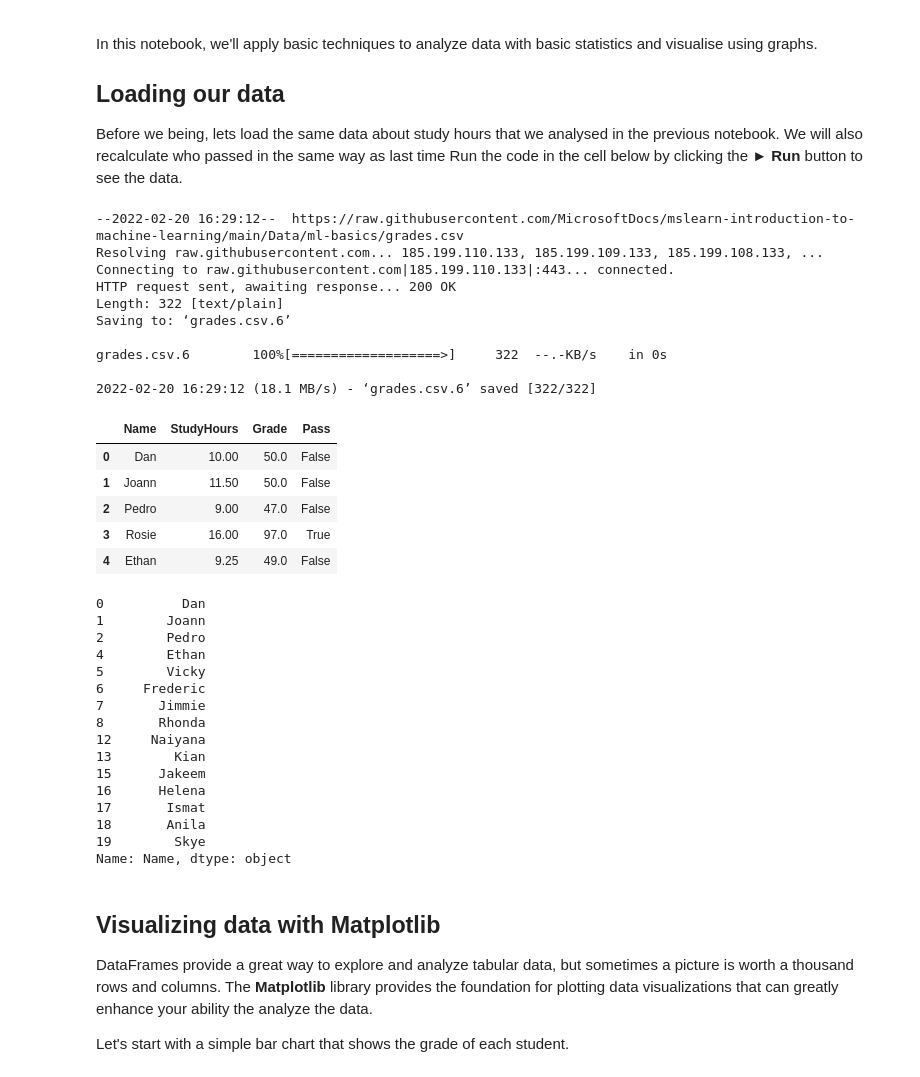
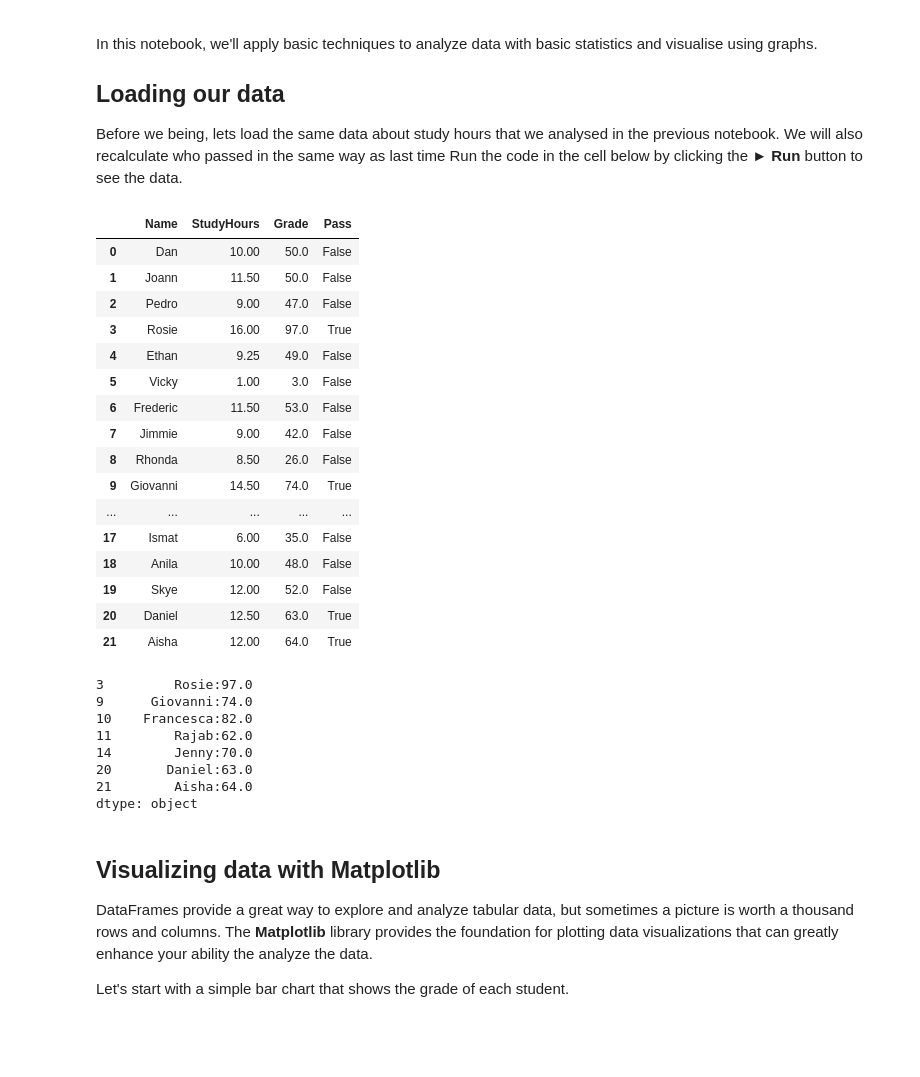
Before and after one commit to antongeorgescu/data-science, a Jupyter notebook: Azure Machine Learning/tutorials/02-visualize-data.ipynb, the cells around one changed output. Cells and saved outputs as stored; diff of their text form; code cells hidden in the pictures; blank space fills up the shorter version.

```diff
--- a/Azure Machine Learning/tutorials/02-visualize-data.ipynb
+++ b/Azure Machine Learning/tutorials/02-visualize-data.ipynb
@@ -9,59 +9,58 @@ Before we being, lets load the same data about study hours that we analysed in t
 Run the code in the cell below by clicking the **&#9658; Run** button to see the data.
 # %%
 import pandas as pd
+import urllib.request
 
 # Load data from a text file
-!wget https://raw.githubusercontent.com/MicrosoftDocs/mslearn-introduction-to-machine-learning/main/Data/ml-basics/grades.csv
+#!wget https://raw.githubusercontent.com/MicrosoftDocs/mslearn-introduction-to-machine-learning/main/Data/ml-basics/grades.csv
+
+url = 'https://raw.githubusercontent.com/MicrosoftDocs/mslearn-introduction-to-machine-learning/main/Data/ml-basics/grades.csv'
+filename = 'grades.csv'
+urllib.request.urlretrieve(url, filename)
 df_students = pd.read_csv('grades.csv',delimiter=',',header='infer')
 
 # Remove any rows with missing data
 df_students = df_students.dropna(axis=0, how='any')
 
 # Calculate who passed, assuming '60' is the grade needed to pass
 passes  = pd.Series(df_students['Grade'] >= 60)
 
 # Save who passed to the Pandas dataframe
 df_students = pd.concat([df_students, passes.rename("Pass")], axis=1)
 
 # Print the result out into this notebook
-df_students.head(5)
+df_students
 # %% [output]
---2022-02-20 16:29:12--  https://raw.githubusercontent.com/MicrosoftDocs/mslearn-introduction-to-machine-learning/main/Data/ml-basics/grades.csv
-Resolving raw.githubusercontent.com... 185.199.110.133, 185.199.109.133, 185.199.108.133, ...
-Connecting to raw.githubusercontent.com|185.199.110.133|:443... connected.
-HTTP request sent, awaiting response... 200 OK
-Length: 322 [text/plain]
-Saving to: ‘grades.csv.6’
-
-grades.csv.6        100%[===================>]     322  --.-KB/s    in 0s
-
-2022-02-20 16:29:12 (18.1 MB/s) - ‘grades.csv.6’ saved [322/322]
 |  | Name | StudyHours | Grade | Pass |
 | 0 | Dan | 10.00 | 50.0 | False |
 | 1 | Joann | 11.50 | 50.0 | False |
 | 2 | Pedro | 9.00 | 47.0 | False |
 | 3 | Rosie | 16.00 | 97.0 | True |
 | 4 | Ethan | 9.25 | 49.0 | False |
+| 5 | Vicky | 1.00 | 3.0 | False |
+| 6 | Frederic | 11.50 | 53.0 | False |
+| 7 | Jimmie | 9.00 | 42.0 | False |
+| 8 | Rhonda | 8.50 | 26.0 | False |
+| 9 | Giovanni | 14.50 | 74.0 | True |
+| ... | ... | ... | ... | ... |
+| 17 | Ismat | 6.00 | 35.0 | False |
+| 18 | Anila | 10.00 | 48.0 | False |
+| 19 | Skye | 12.00 | 52.0 | False |
+| 20 | Daniel | 12.50 | 63.0 | True |
+| 21 | Aisha | 12.00 | 64.0 | True |
-# %%
-df_series = pd.Series(df_students[df_students['Pass'] == False]['Name'])
-print(df_series)
-# %% [output]
-0          Dan
-1        Joann
-2        Pedro
-4        Ethan
-5        Vicky
-6     Frederic
-7       Jimmie
-8       Rhonda
-12     Naiyana
-13        Kian
-15      Jakeem
-16      Helena
-17       Ismat
-18       Anila
-19        Skye
-Name: Name, dtype: object
+# %%
+df_students_fail = df_students[df_students['Pass'] == True]['Name'] + ':' + df_students["Grade"].astype(str)
+df_series = pd.Series(df_students_fail.dropna())
+print(df_series)
+# %% [output]
+3         Rosie:97.0
+9      Giovanni:74.0
+10    Francesca:82.0
+11        Rajab:62.0
+14        Jenny:70.0
+20       Daniel:63.0
+21        Aisha:64.0
+dtype: object
 # %% [markdown]
 ## Visualizing data with Matplotlib
 
```
Also changed, not shown: parts of 3 cells of this notebook.
